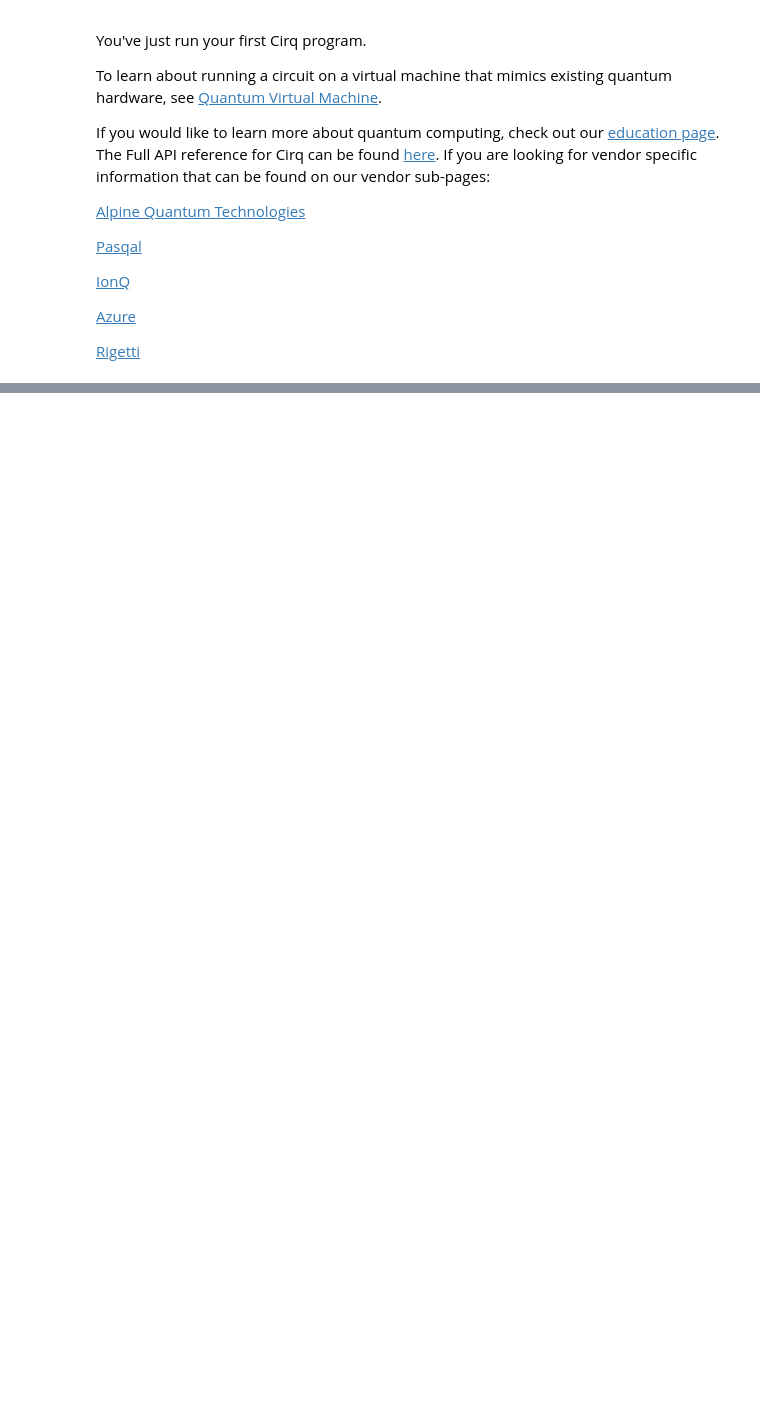
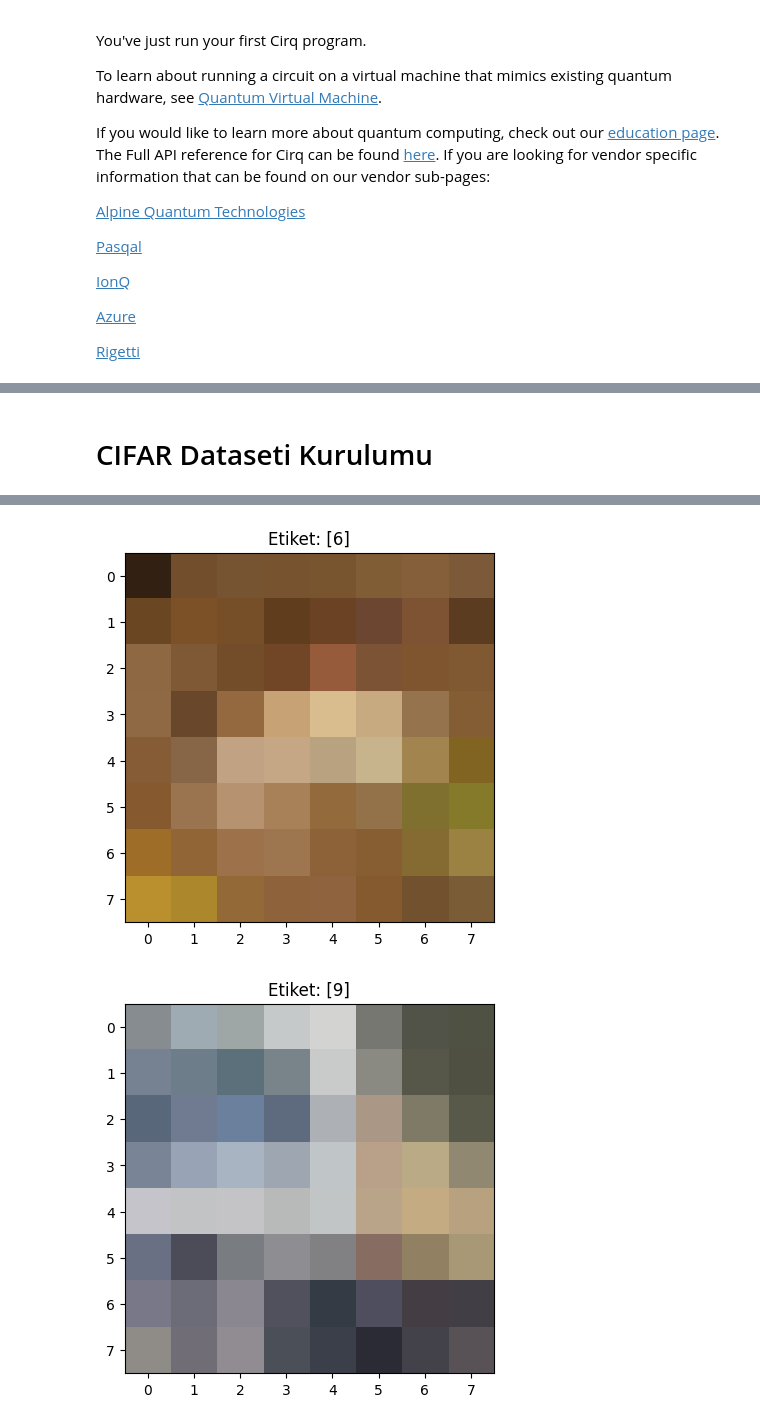
Before and after one commit to FBetul/Meteorite-self-test-check-list-algorithm, a Jupyter notebook: docs/start/start.ipynb, the cells around one changed output, grey strips where cells are left out. Drawn from its saved outputs; the diff is of its cells as text; code cells hidden in the pictures; blank space fills up the shorter version.

```diff
--- a/docs/start/start.ipynb
+++ b/docs/start/start.ipynb
@@ -45,17 +74,0 @@ Emnıst ve CIFAR-100 veri setleri yükleme ve örnek kodla test edilmesi.
-# %%
-# tensorflow_datasets kütüphanesini yükleme
-!pip install tensorflow_datasets
-
-# EMNIST veri setini yükleme
-import tensorflow_datasets as tfds
-
-# EMNIST ByClass veri setini yükleme
-emnist_train, emnist_test = tfds.load('emnist/byclass', split=['train', 'test'])
-
-# Veriyi görselleştirme
-for example in emnist_train.take(5):
-    image = example['image'].numpy()
-    label = example['label'].numpy()
-    plt.imshow(image.squeeze(), cmap='gray')
-    plt.title(f"Etiket: {label}")
-    plt.show()
@@ -93,0 +75,34 @@ test_images_cifar = test_images_cifar / 255.0
+# %% [markdown]
+# CIFAR Dataseti Kurulumu
+# %%
+# Gerekli kütüphaneleri yükleme
+!pip install scikit-image
+
+# Kütüphaneleri içe aktarma
+import numpy as np
+from skimage.transform import resize
+import tensorflow as tf
+
+# CIFAR-10 veri setini yükleme
+(train_images_cifar, train_labels_cifar), (test_images_cifar, test_labels_cifar) = tf.keras.datasets.cifar10.load_data()
+
+# Görüntüleri normalize etme (0-1 aralığına getirme)
+train_images_cifar = train_images_cifar / 255.0
+test_images_cifar = test_images_cifar / 255.0
+
+# CIFAR görüntülerini 32x32'den 8x8'e yeniden boyutlandırma
+train_images_cifar_resized = np.array([resize(img, (8, 8)) for img in train_images_cifar])
+test_images_cifar_resized = np.array([resize(img, (8, 8)) for img in test_images_cifar])
+
+# Görüntüleri 1D vektöre dönüştürme
+train_images_cifar_flattened = train_images_cifar_resized.reshape(-1, 64)
+test_images_cifar_flattened = test_images_cifar_resized.reshape(-1, 64)
+
+# İlk 5 görüntüyü görselleştirme
+import matplotlib.pyplot as plt
+
+for i in range(5):
+    plt.imshow(train_images_cifar_resized[i])
+    plt.title(f"Etiket: {train_labels_cifar[i]}")
+    plt.show()
+# %% [output]
@@ -93,0 +118,2 @@ test_images_cifar = test_images_cifar / 255.0
+[figure, added]
+[figure, added]
```
Also changed, not shown: parts of 11 cells of this notebook.
